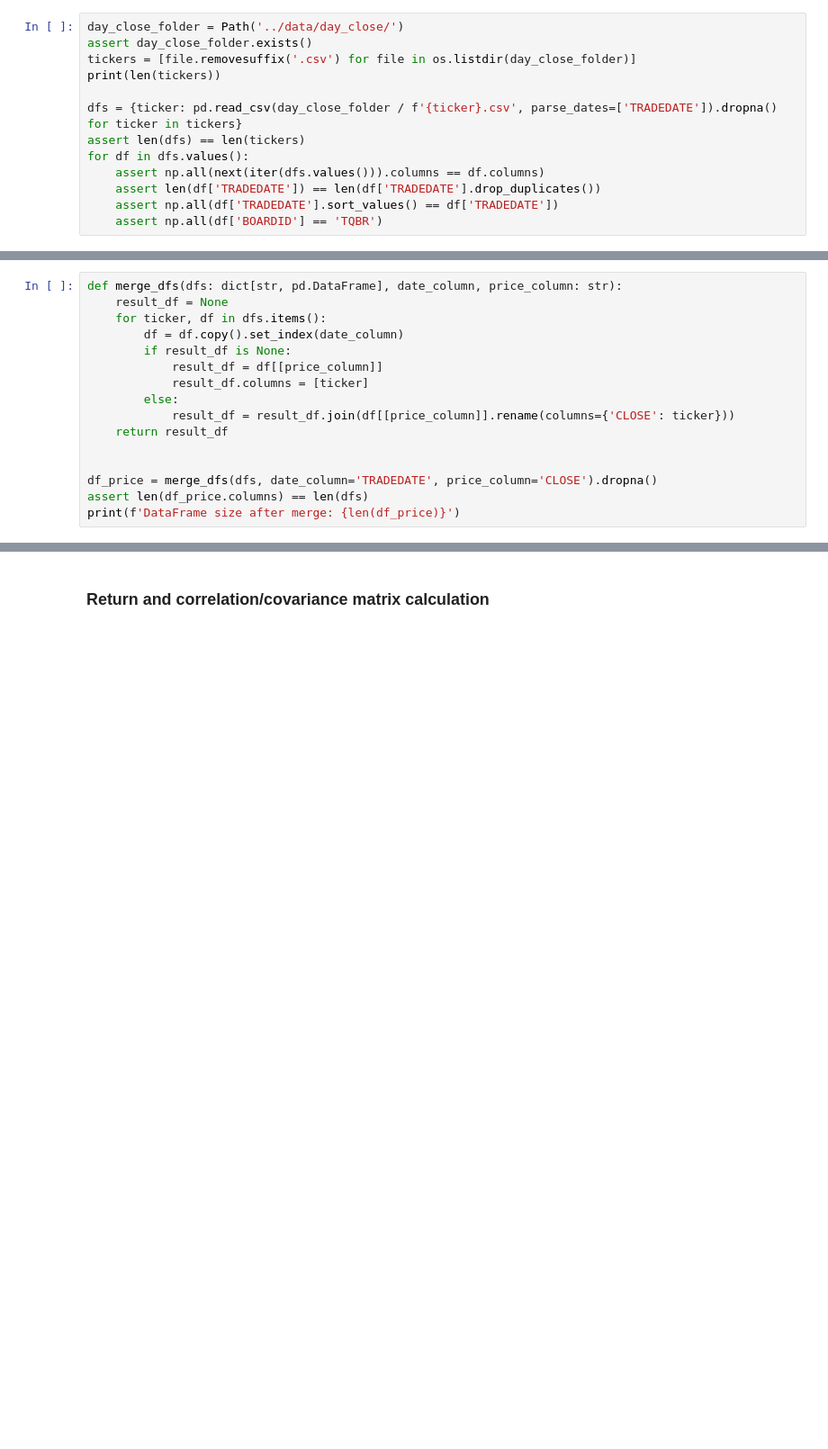
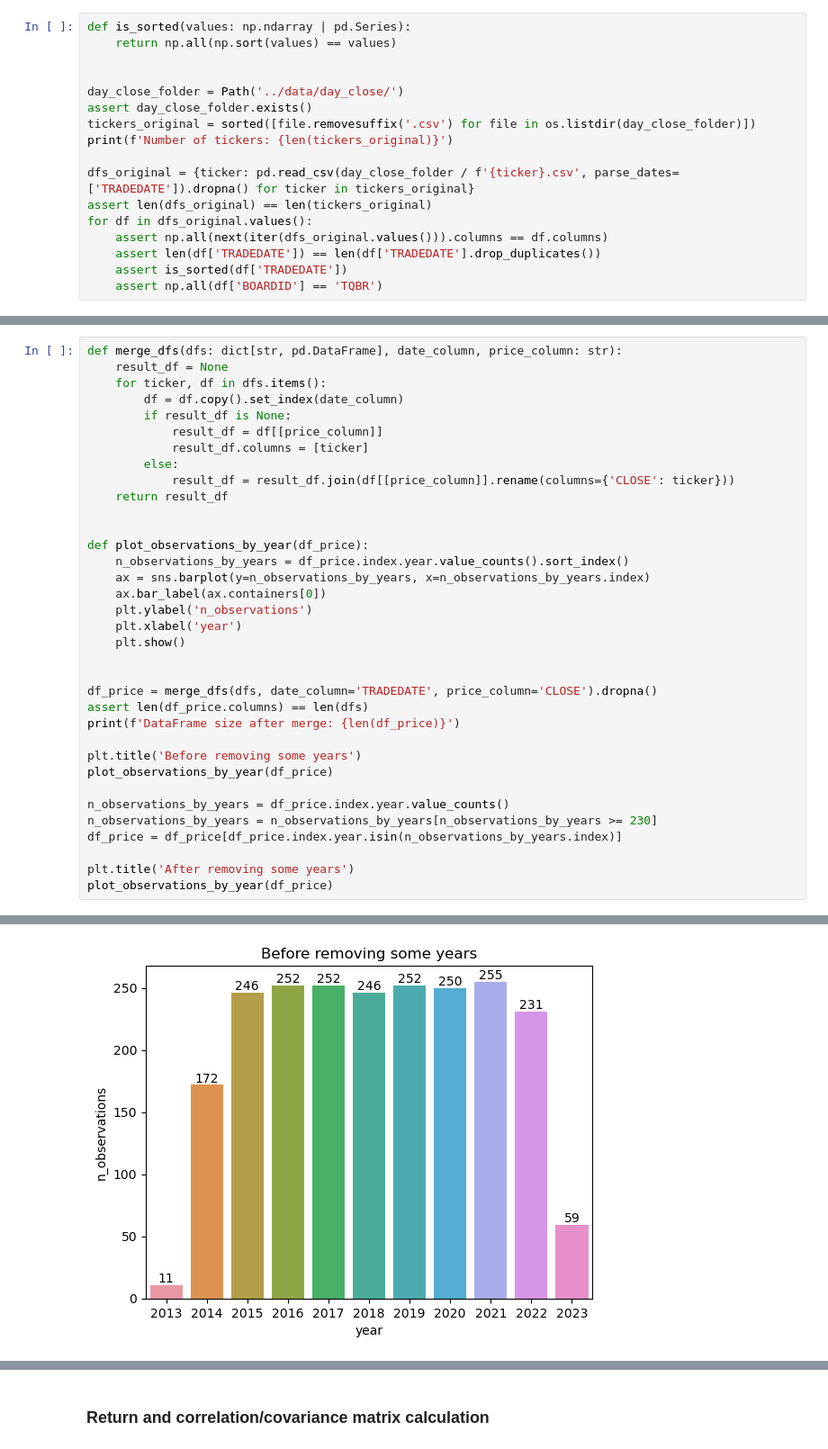
Before and after one commit to Maksim787/neurotrader, a Jupyter notebook: research/correlations.ipynb, the cells around one changed output, grey strips where cells are left out. Shown at 90% size. Cells and saved outputs as stored; diff of their text form; blank space fills up the shorter version.

```diff
--- a/research/correlations.ipynb
+++ b/research/correlations.ipynb
@@ -13,14 +18,18 @@ TRADING_DAYS_IN_YEAR = 252
 # %%
+def is_sorted(values: np.ndarray | pd.Series):
+    return np.all(np.sort(values) == values)
+
+
 day_close_folder = Path('../data/day_close/')
 assert day_close_folder.exists()
-tickers = [file.removesuffix('.csv') for file in os.listdir(day_close_folder)]
-print(len(tickers))
+tickers_original = sorted([file.removesuffix('.csv') for file in os.listdir(day_close_folder)])
+print(f'Number of tickers: {len(tickers_original)}')
 
-dfs = {ticker: pd.read_csv(day_close_folder / f'{ticker}.csv', parse_dates=['TRADEDATE']).dropna() for ticker in tickers}
-assert len(dfs) == len(tickers)
-for df in dfs.values():
-    assert np.all(next(iter(dfs.values())).columns == df.columns)
+dfs_original = {ticker: pd.read_csv(day_close_folder / f'{ticker}.csv', parse_dates=['TRADEDATE']).dropna() for ticker in tickers_original}
+assert len(dfs_original) == len(tickers_original)
+for df in dfs_original.values():
+    assert np.all(next(iter(dfs_original.values())).columns == df.columns)
     assert len(df['TRADEDATE']) == len(df['TRADEDATE'].drop_duplicates())
-    assert np.all(df['TRADEDATE'].sort_values() == df['TRADEDATE'])
+    assert is_sorted(df['TRADEDATE'])
     assert np.all(df['BOARDID'] == 'TQBR')
 # %% [output]
@@ -84,18 +99,38 @@ From 2013-12-16 to 2023-03-28
 # %%
 def merge_dfs(dfs: dict[str, pd.DataFrame], date_column, price_column: str):
     result_df = None
     for ticker, df in dfs.items():
         df = df.copy().set_index(date_column)
         if result_df is None:
             result_df = df[[price_column]]
             result_df.columns = [ticker]
         else:
             result_df = result_df.join(df[[price_column]].rename(columns={'CLOSE': ticker}))
     return result_df
 
 
+def plot_observations_by_year(df_price):
+    n_observations_by_years = df_price.index.year.value_counts().sort_index()
+    ax = sns.barplot(y=n_observations_by_years, x=n_observations_by_years.index)
+    ax.bar_label(ax.containers[0])
+    plt.ylabel('n_observations')
+    plt.xlabel('year')
+    plt.show()
+
+
 df_price = merge_dfs(dfs, date_column='TRADEDATE', price_column='CLOSE').dropna()
 assert len(df_price.columns) == len(dfs)
 print(f'DataFrame size after merge: {len(df_price)}')
+
+plt.title('Before removing some years')
+plot_observations_by_year(df_price)
+
+n_observations_by_years = df_price.index.year.value_counts()
+n_observations_by_years = n_observations_by_years[n_observations_by_years >= 230]
+df_price = df_price[df_price.index.year.isin(n_observations_by_years.index)]
+
+plt.title('After removing some years')
+plot_observations_by_year(df_price)
 # %% [output]
 DataFrame size after merge: 2226
+[figure, added]
```
Also changed, not shown: parts of 47 cells of this notebook.
